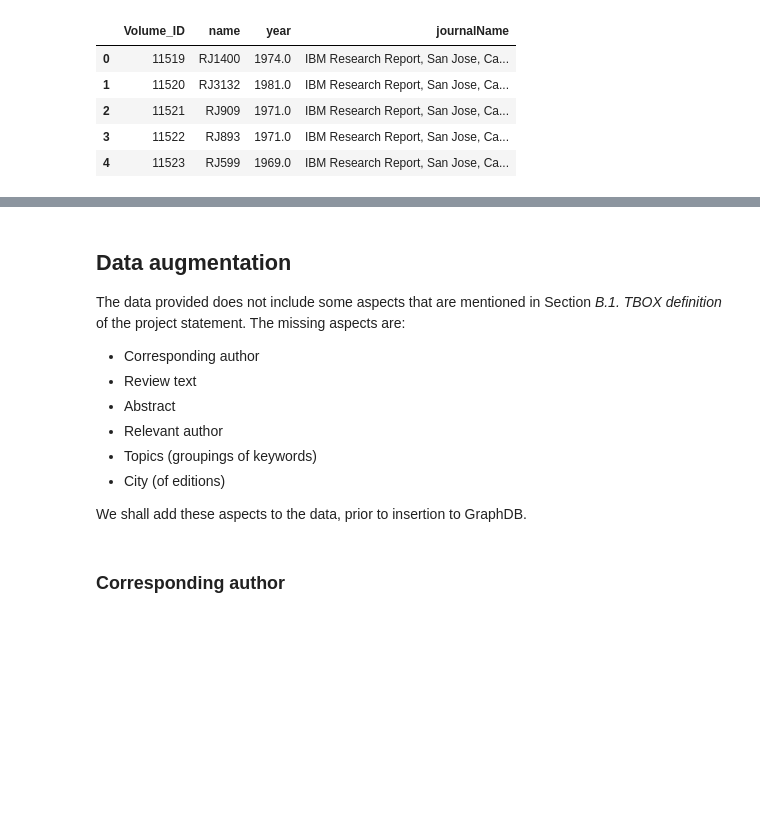
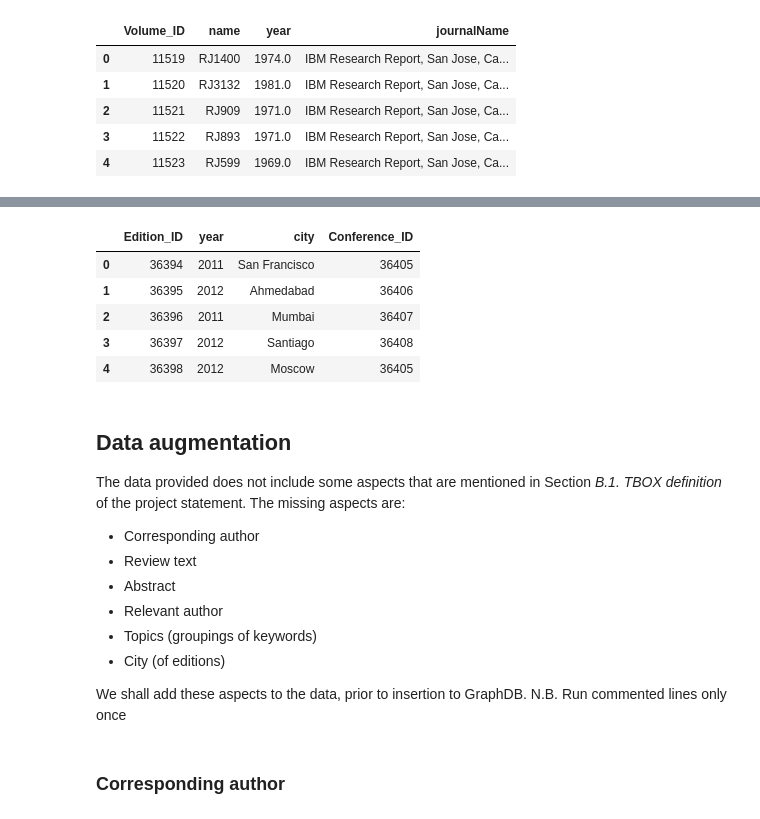
Before and after one commit to darryl-abraham/sdmlab, a Jupyter notebook: data_augmentation.ipynb, the cells around one changed output, grey strips where cells are left out. Drawn from its saved outputs; the diff is of its cells as text; code cells hidden in the pictures; blank space fills up the shorter version.

```diff
--- a/data_augmentation.ipynb
+++ b/data_augmentation.ipynb
@@ -195,3 +212,13 @@ volumes.head()
+# %%
+#editions = pd.merge(editions, conferences, left_on='conference', right_on='name', how='inner').rename(columns={'name_x':'name'}).drop(columns=['conference', 'name'])
+editions.head()
+# %% [output]
+|  | Edition_ID | year | city | Conference_ID |
+| 0 | 36394 | 2011 | San Francisco | 36405 |
+| 1 | 36395 | 2012 | Ahmedabad | 36406 |
+| 2 | 36396 | 2011 | Mumbai | 36407 |
+| 3 | 36397 | 2012 | Santiago | 36408 |
+| 4 | 36398 | 2012 | Moscow | 36405 |
 # %% [markdown]
 ## Data augmentation
 The data provided does not include some aspects that are mentioned in Section *B.1. TBOX definition* of the project statement. The missing aspects are:
@@ -203,6 +230,7 @@ The data provided does not include some aspects that are mentioned in Section *B
 - City (of editions)
 
 We shall add these aspects to the data, prior to insertion to GraphDB.
+N.B. Run commented lines only once
 # %% [markdown]
 ### Corresponding author
 # %%
```
Also changed, not shown: parts of 14 cells of this notebook, 8 other files.
